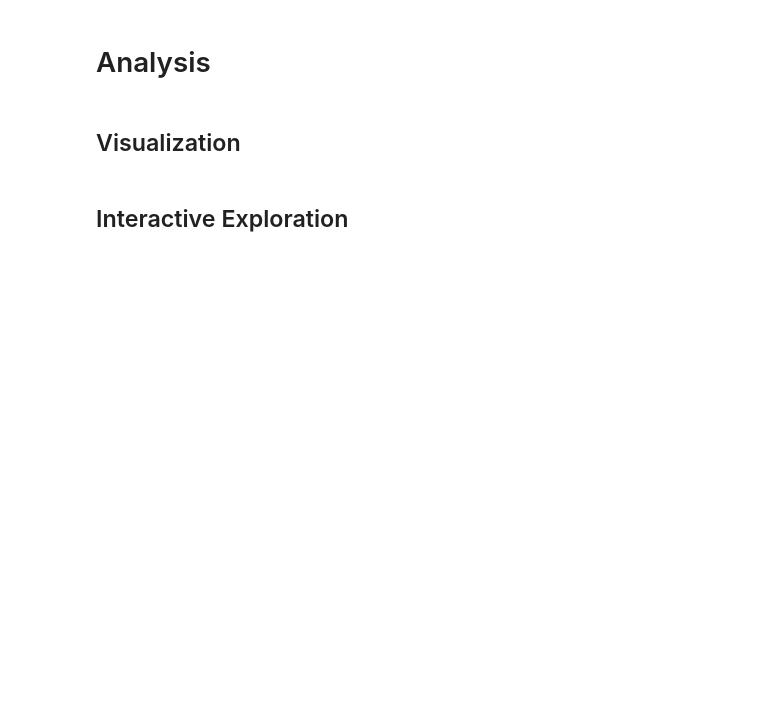
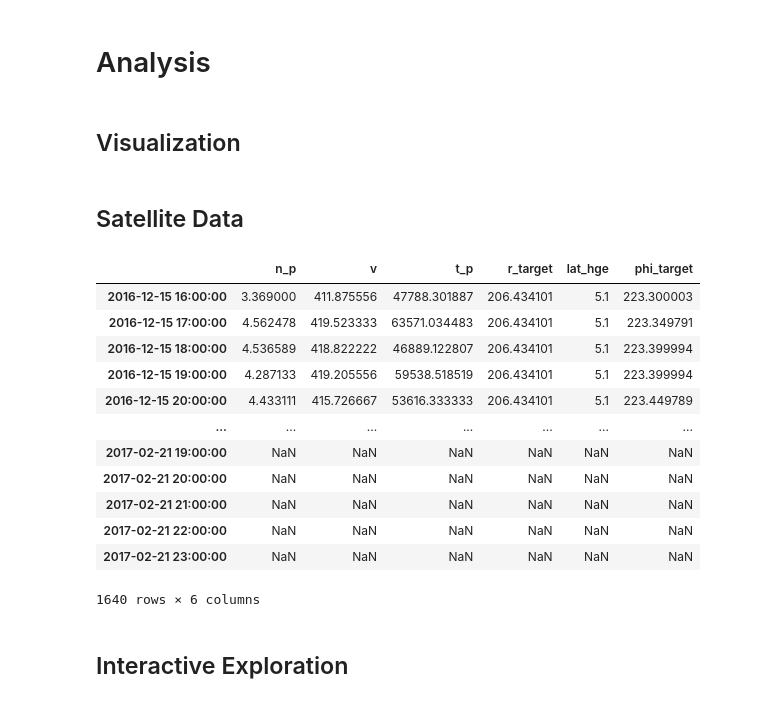
Before and after one commit to oscu0/helio-n, a Jupyter notebook: SW 3.ipynb, the cells around one changed output. Drawn from its saved outputs; the diff is of its cells as text; code cells hidden in the pictures; blank space fills up the shorter version.

Commit message:
animation with stereo

```diff
--- a/SW 3.ipynb
+++ b/SW 3.ipynb
@@ -438,6 +438,59 @@ Display v min/max with backfill300 (max mode): (286.4670833333335, 737.836120605
 # Analysis
 # %% [markdown]
 ## Visualization
+# %% [markdown]
+## Satellite Data
+# %%
+stereo_parquet_path = Path(
+    "/Users/aosh/Developer/Shock-and-Awe/Data/2022-11-24 19-10-00/STEREO.parquet"
+)
+earth_radii_per_solar_radius = 109.0763707060096
+
+stereo_a_df = pd.read_parquet(
+    stereo_parquet_path,
+    columns=[
+        "N_p",
+        "V",
+        "T_p",
+        "radialDistance",
+        "heliographicLatitude",
+        "heliographicLongitude",
+    ],
+).copy()
+stereo_a_df.index = pd.to_datetime(stereo_a_df.index, utc=True).tz_convert(None)
+stereo_a_df = stereo_a_df.loc[time_axis.min() : time_axis.max()]
+stereo_a_df = stereo_a_df.rename(
+    columns={
+        "N_p": "n_p",
+        "V": "v",
+        "T_p": "t_p",
+        "radialDistance": "r_target",
+        "heliographicLatitude": "lat_hge",
+        "heliographicLongitude": "phi_target",
+    }
+)
+for column in stereo_a_df.columns:
+    stereo_a_df[column] = pd.to_numeric(stereo_a_df[column], errors="coerce")
+stereo_a_df["r_target"] = stereo_a_df["r_target"] / earth_radii_per_solar_radius
+stereo_a_df = stereo_a_df.resample(time_freq).mean().reindex(time_axis)
+stereo_a_df.attrs["sat"] = "stereo_a"
+stereo_a_df.attrs["label"] = "STEREO-A"
+stereo_a_df.attrs["coord_frame"] = "HGE"
+stereo_a_df
+# %% [output]
+|  | n_p | v | t_p | r_target | lat_hge | phi_target |
+| 2016-12-15 16:00:00 | 3.369000 | 411.875556 | 47788.301887 | 206.434101 | 5.1 | 223.300003 |
+| 2016-12-15 17:00:00 | 4.562478 | 419.523333 | 63571.034483 | 206.434101 | 5.1 | 223.349791 |
+| 2016-12-15 18:00:00 | 4.536589 | 418.822222 | 46889.122807 | 206.434101 | 5.1 | 223.399994 |
+| 2016-12-15 19:00:00 | 4.287133 | 419.205556 | 59538.518519 | 206.434101 | 5.1 | 223.399994 |
+| 2016-12-15 20:00:00 | 4.433111 | 415.726667 | 53616.333333 | 206.434101 | 5.1 | 223.449789 |
+| ... | ... | ... | ... | ... | ... | ... |
+| 2017-02-21 19:00:00 | NaN | NaN | NaN | NaN | NaN | NaN |
+| 2017-02-21 20:00:00 | NaN | NaN | NaN | NaN | NaN | NaN |
+| 2017-02-21 21:00:00 | NaN | NaN | NaN | NaN | NaN | NaN |
+| 2017-02-21 22:00:00 | NaN | NaN | NaN | NaN | NaN | NaN |
+| 2017-02-21 23:00:00 | NaN | NaN | NaN | NaN | NaN | NaN |
+1640 rows × 6 columns
 # %% [markdown]
 ## Interactive Exploration
 # %%
```
Also changed, not shown: parts of 6 cells of this notebook, 2 other files.
